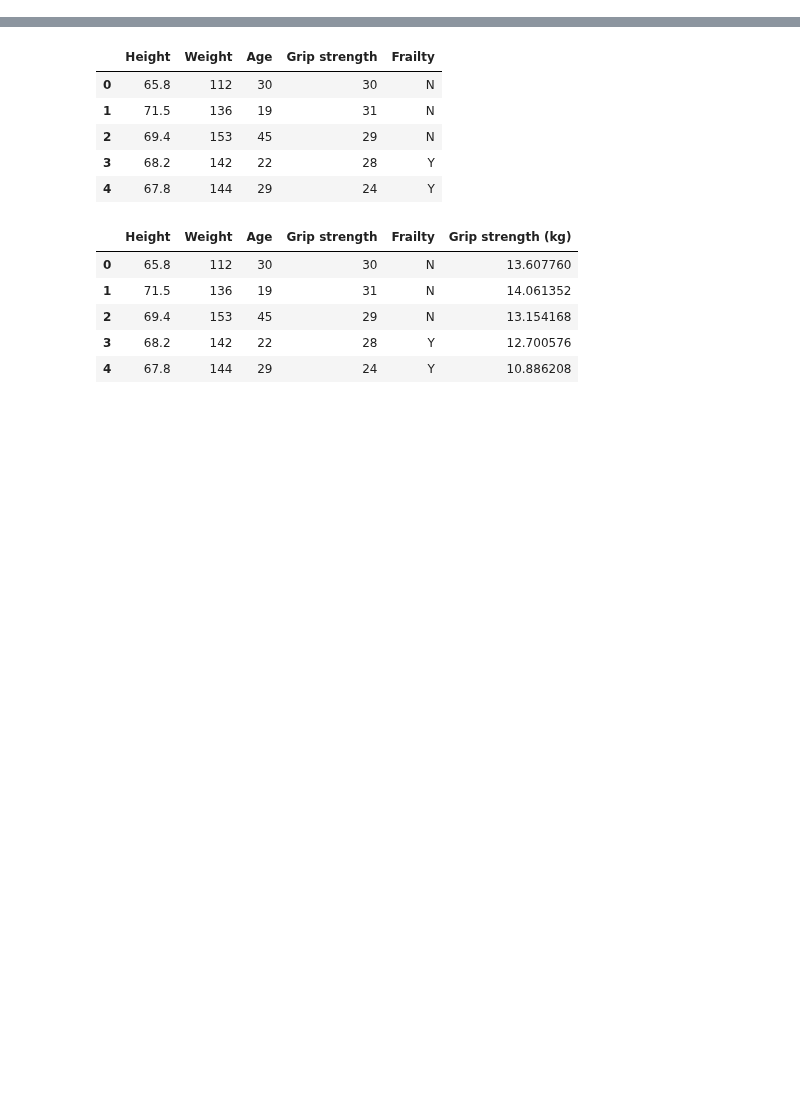
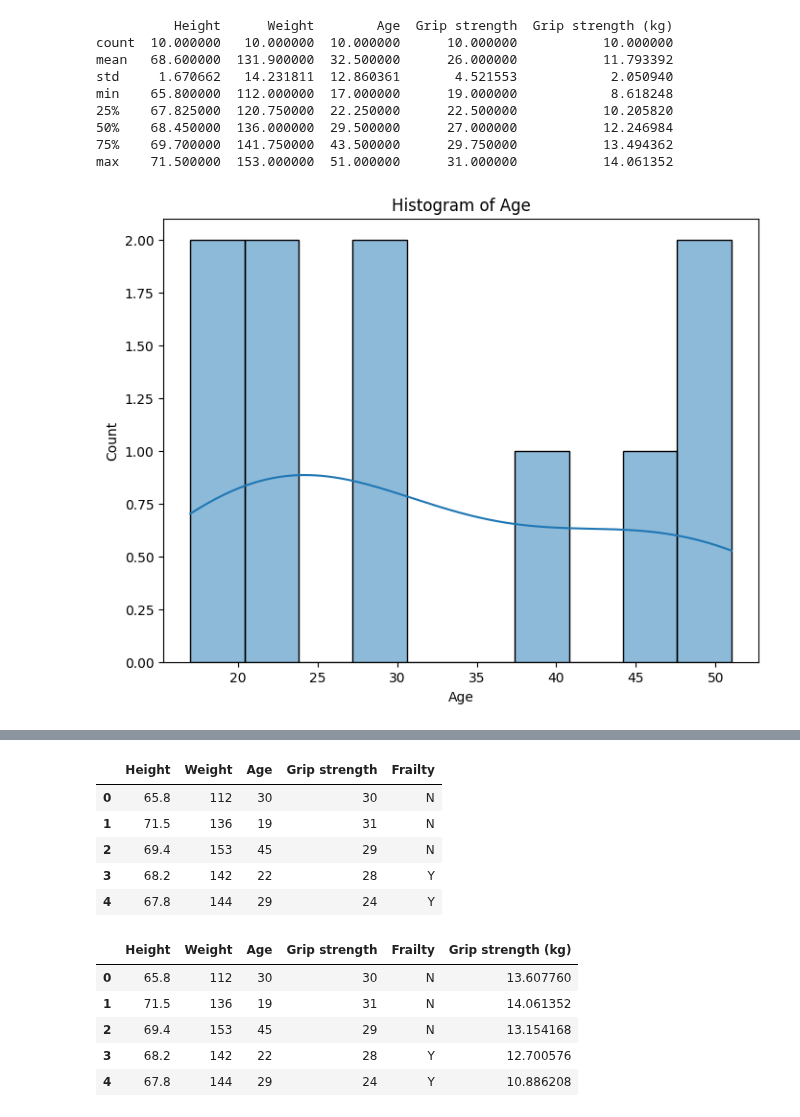
Before and after one commit to mohith2326/pdsas1, a Jupyter notebook: datapreprocessing.ipynb, the cells around one changed output, grey strips where cells are left out. Cells and saved outputs as stored; diff of their text form; code cells hidden in the pictures; blank space fills up the shorter version.

```diff
--- a/datapreprocessing.ipynb
+++ b/datapreprocessing.ipynb
@@ -23,0 +8,34 @@ cleaned_data.to_csv("cleaned_data.csv", index=False)
+# %%
+import pandas as pd
+import matplotlib.pyplot as plt
+import seaborn as sns
+
+# Load the cleaned data
+url = '/content/gdrive/MyDrive/cleaned_data (2).csv'
+cleaned_data = pd.read_csv(url)
+print(cleaned_data.describe())
+
+# Visualization 1: Histogram of Age
+plt.figure(figsize=(8, 6))
+sns.histplot(cleaned_data['Age'], bins=10, kde=True)
+plt.title("Histogram of Age")
+plt.savefig("/content/gdrive/MyDrive/histogram_age.png")
+plt.show()
+
+# Visualization 2: Scatter plot of Grip strength vs. Age
+plt.figure(figsize=(8, 6))
+sns.scatterplot(x='Age', y='Grip strength (kg)', data=cleaned_data)
+plt.title("Scatter plot of Grip strength vs. Age")
+plt.savefig("/content/gdrive/MyDrive/scatter_age_grip.png")
+plt.show()
+# %% [output]
+          Height      Weight        Age  Grip strength  Grip strength (kg)
+count  10.000000   10.000000  10.000000      10.000000           10.000000
+mean   68.600000  131.900000  32.500000      26.000000           11.793392
+std     1.670662   14.231811  12.860361       4.521553            2.050940
+min    65.800000  112.000000  17.000000      19.000000            8.618248
+25%    67.825000  120.750000  22.250000      22.500000           10.205820
+50%    68.450000  136.000000  29.500000      27.000000           12.246984
+75%    69.700000  141.750000  43.500000      29.750000           13.494362
+max    71.500000  153.000000  51.000000      31.000000           14.061352
+[figure, added]
```
Also changed, not shown: parts of 4 cells of this notebook.
